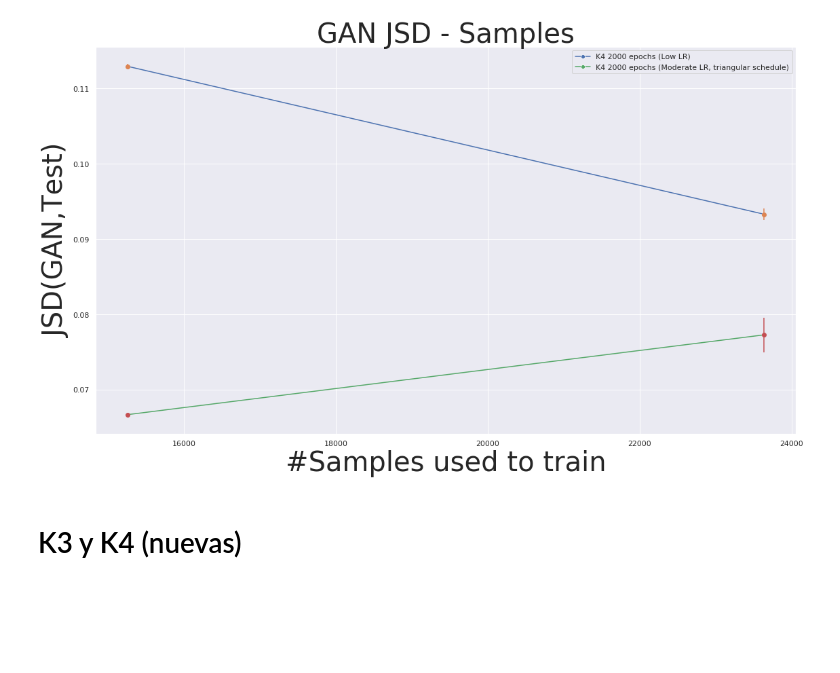
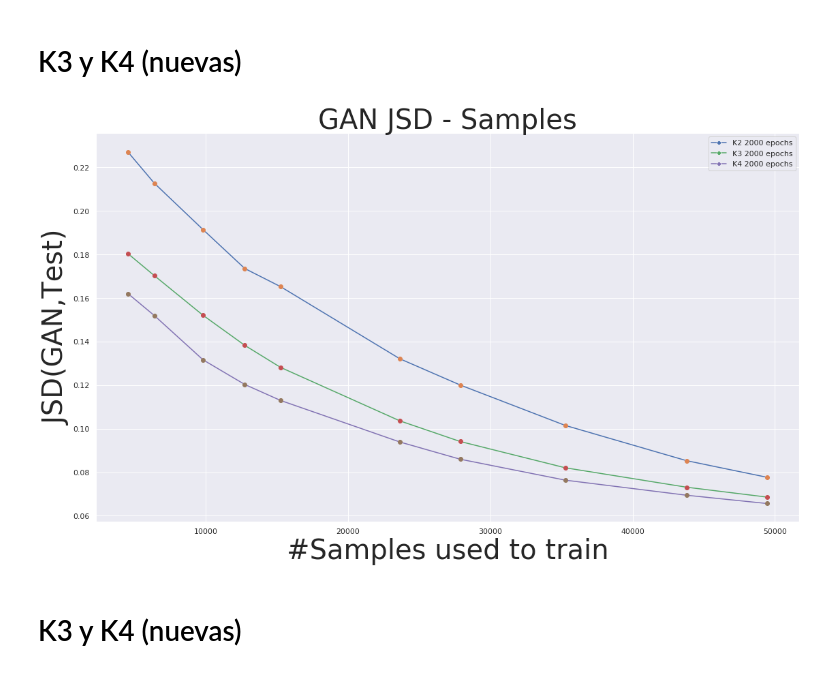
Before and after one commit to acevedo-oscar/MicrobiotaGAN, a Jupyter notebook: notebooks/Nuevas Graficas.ipynb, the cells around one changed output. Cells and saved outputs as stored; diff of their text form; code cells hidden in the pictures; blank space fills up the shorter version.

```diff
--- a/notebooks/Nuevas Graficas.ipynb
+++ b/notebooks/Nuevas Graficas.ipynb
@@ -14,9 +8,28 @@ import matplotlib.pyplot as plt
 # %%
-k1_gan = pd.read_csv('gans_jsd_record/original.csv')
-k2_gan = pd.read_csv('gans_jsd_record/k2_2000_old.csv')
+#k1_gan = pd.read_csv('gans_jsd_record/original.csv')
+#k2_gan = pd.read_csv('gans_jsd_record/k2_2000_old.csv')
 
-k3_gan = pd.read_csv('gans_jsd_record/k3_2000_epochs.csv')
-k4_gan = pd.read_csv('gans_jsd_record/k4_2000_epochs.csv')
+k2_gan = pd.read_csv('gans_jsd_record/low_lr_k2_2000_epochs.csv')
+k3_gan = pd.read_csv('gans_jsd_record/low_lr_k3_2000_epochs.csv')
+k4_gan = pd.read_csv('gans_jsd_record/low_lr_k4_2000_epochs.csv')
+# %% [markdown]
+# K3 y K4 (nuevas)
+# %%
+
+plot_gan_curve(k2_gan, "K2 2000 epochs", debug_flag=False)
+plot_gan_curve(k3_gan, "K3 2000 epochs", debug_flag=False)
+plot_gan_curve(k4_gan, "K4 2000 epochs", debug_flag=False)
+
+plt.ylabel("JSD(GAN,Test)",fontsize=40)
+plt.xlabel("#Samples used to train",fontsize=40)
+plt.title("GAN JSD - Samples",fontsize=40)
+
+fig = plt.gcf()
+fig.set_size_inches(18.5, 10.5)
+
+plt.savefig("jsd_k_dirichlets.png", dpi=300)
+# %% [output]
+[figure, added]
 # %%
 sub =   k4_gan['id_sample_N'] == 15255
 sub2 =   k4_gan['id_sample_N'] == 23640
@@ -36,8 +49,6 @@ fig = plt.gcf()
 fig.set_size_inches(18.5, 10.5)
 
 plt.savefig("low lr k4.png", dpi=300)
-# %% [output]
-[figure, removed]
 # %% [markdown]
 # K3 y K4 (nuevas)
 # %%
```
Also changed, not shown: parts of 10 cells of this notebook, 40 other files.
